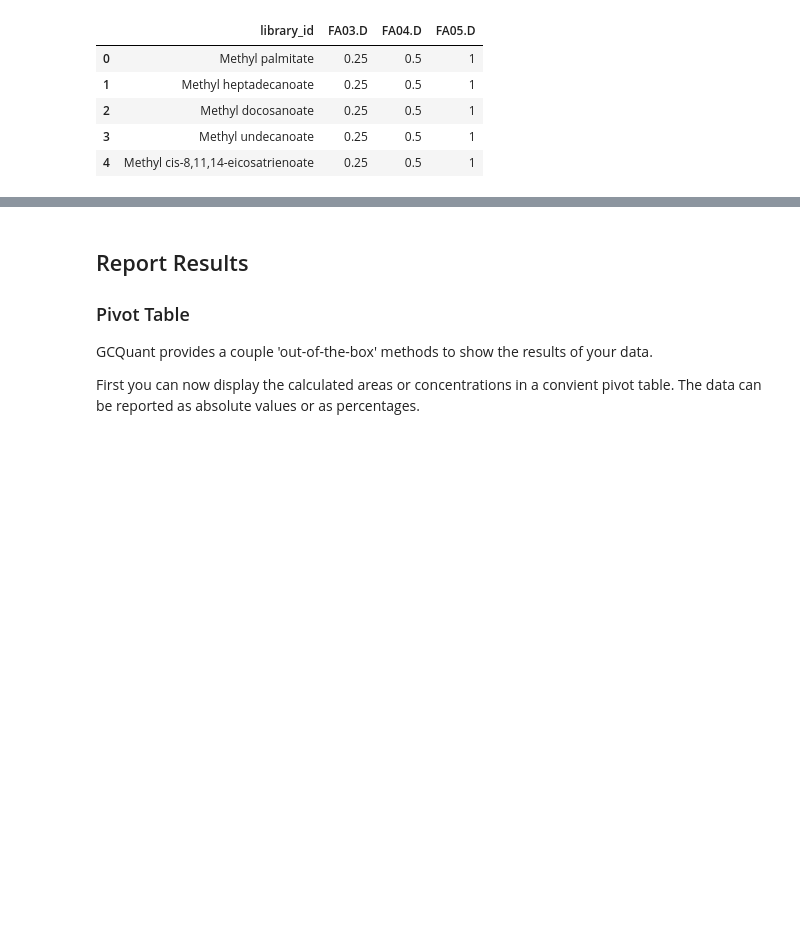
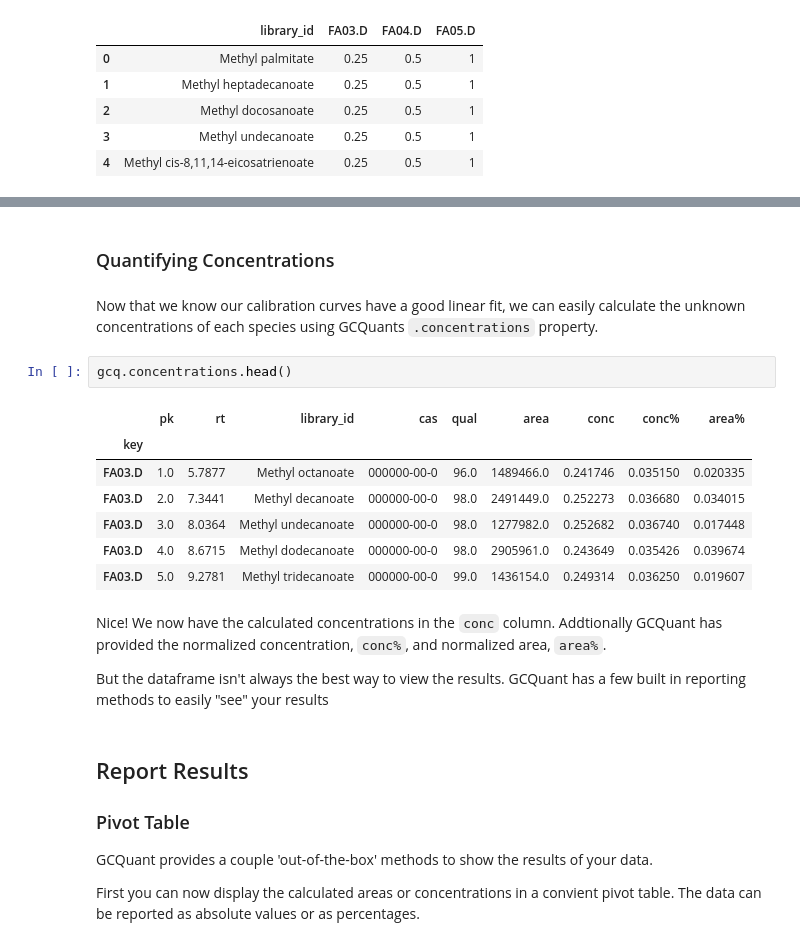
Before and after one commit to audere-labs/pyvalence, a Jupyter notebook: example_gcquant.ipynb, the cells around one changed output, grey strips where cells are left out. Drawn from its saved outputs; the diff is of its cells as text; blank space fills up the shorter version.

```diff
--- a/example_gcquant.ipynb
+++ b/example_gcquant.ipynb
@@ -105,3 +114,21 @@ concentrations.head()
+# %% [markdown]
+### Quantifying Concentrations
+# %% [markdown]
+Now that we know our calibration curves have a good linear fit, we can easily calculate the unknown concentrations of each species using GCQuants `.concentrations` property.
+# %%
+gcq.concentrations.head()
+# %% [output]
+|  | pk | rt | library_id | cas | qual | area | conc | conc% | area% |
+| key |  |  |  |  |  |  |  |  |  |
+| FA03.D | 1.0 | 5.7877 | Methyl octanoate | 000000-00-0 | 96.0 | 1489466.0 | 0.241746 | 0.035150 | 0.020335 |
+| FA03.D | 2.0 | 7.3441 | Methyl decanoate | 000000-00-0 | 98.0 | 2491449.0 | 0.252273 | 0.036680 | 0.034015 |
+| FA03.D | 3.0 | 8.0364 | Methyl undecanoate | 000000-00-0 | 98.0 | 1277982.0 | 0.252682 | 0.036740 | 0.017448 |
+| FA03.D | 4.0 | 8.6715 | Methyl dodecanoate | 000000-00-0 | 98.0 | 2905961.0 | 0.243649 | 0.035426 | 0.039674 |
+| FA03.D | 5.0 | 9.2781 | Methyl tridecanoate | 000000-00-0 | 99.0 | 1436154.0 | 0.249314 | 0.036250 | 0.019607 |
+# %% [markdown]
+Nice! We now have the calculated concentrations in the `conc` column.  Addtionally GCQuant has provided the normalized concentration, `conc%`, and normalized area, `area%`.
+
+But the dataframe isn't always the best way to view the results. GCQuant has a few built in reporting methods to easily "see" your results
 # %% [markdown]
 ## Report Results
 ### Pivot Table
```
Also changed, not shown: parts of 29 cells of this notebook, 3 other files.
